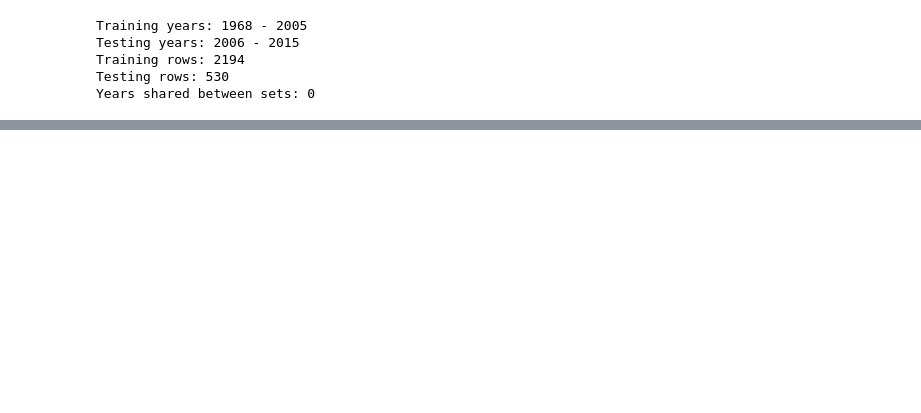
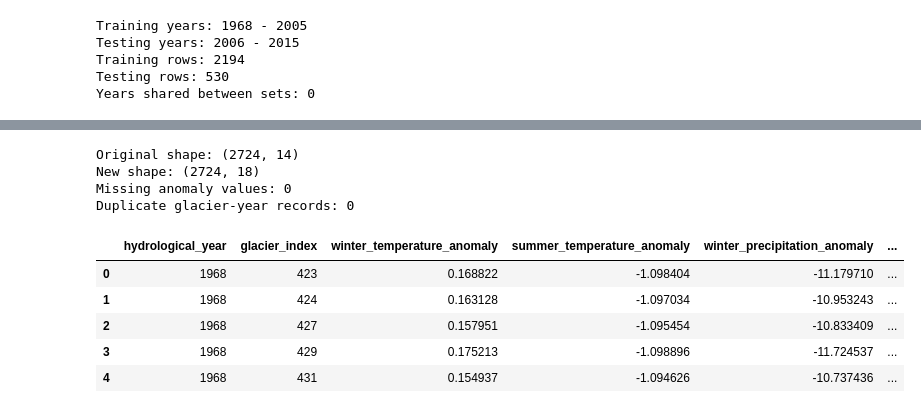
Before and after one commit to GabeC2227/Mont-Blanc-Prediction-Model-Senior-Design-Project, a Jupyter notebook: data-science/notebooks/02_explore_and_select_features.ipynb, the cells around one changed output, grey strips where cells are left out. Cells and saved outputs as stored; diff of their text form; code cells hidden in the pictures; blank space fills up the shorter version.

```diff
--- a/data-science/notebooks/02_explore_and_select_features.ipynb
+++ b/data-science/notebooks/02_explore_and_select_features.ipynb
@@ -383,0 +576,12 @@ baseline_results.round(3)
+# %%
+temperature_anomaly = (
+    temperature_c
+    .groupby("valid_time.month")
+    - monthly_temperature_climatology
+)
+
+print("Shape:", temperature_anomaly.shape)
+print("Missing values:", int(temperature_anomaly.isnull().sum()))
+print("Mean anomaly:", float(temperature_anomaly.mean()))
+print("Minimum anomaly:", float(temperature_anomaly.min()))
+print("Maximum anomaly:", float(temperature_anomaly.max()))
@@ -383,0 +859,60 @@ baseline_results.round(3)
+# %%
+anomaly_data = pd.DataFrame({
+    "hydrological_year": np.repeat(
+        winter_temp_anomaly_glacier["hydrological_year"].values,
+        len(glacier_locations)
+    ),
+    "glacier_index": np.tile(
+        glacier_locations["glacier_index"].values,
+        len(winter_temp_anomaly_glacier["hydrological_year"])
+    ),
+    "winter_temperature_anomaly":
+        winter_temp_anomaly_glacier.values.flatten(),
+    "summer_temperature_anomaly":
+        summer_temp_anomaly_glacier.values.flatten(),
+    "winter_precipitation_anomaly":
+        winter_precip_anomaly_glacier.values.flatten(),
+    "summer_precipitation_anomaly":
+        summer_precip_anomaly_glacier.values.flatten()
+})
+
+data_with_anomalies = data.merge(
+    anomaly_data,
+    on=["hydrological_year", "glacier_index"],
+    how="left"
+)
+
+anomaly_features = [
+    "winter_temperature_anomaly",
+    "summer_temperature_anomaly",
+    "winter_precipitation_anomaly",
+    "summer_precipitation_anomaly"
+]
+
+print("Original shape:", data.shape)
+print("New shape:", data_with_anomalies.shape)
+print(
+    "Missing anomaly values:",
+    data_with_anomalies[anomaly_features].isna().sum().sum()
+)
+print(
+    "Duplicate glacier-year records:",
+    data_with_anomalies.duplicated(
+        subset=["hydrological_year", "glacier_index"]
+    ).sum()
+)
+
+data_with_anomalies[
+    ["hydrological_year", "glacier_index"] + anomaly_features
+].head()
+# %% [output]
+Original shape: (2724, 14)
+New shape: (2724, 18)
+Missing anomaly values: 0
+Duplicate glacier-year records: 0
+|  | hydrological_year | glacier_index | winter_temperature_anomaly | summer_temperature_anomaly | winter_precipitation_anomaly | ... |
+| 0 | 1968 | 423 | 0.168822 | -1.098404 | -11.179710 | ... |
+| 1 | 1968 | 424 | 0.163128 | -1.097034 | -10.953243 | ... |
+| 2 | 1968 | 427 | 0.157951 | -1.095454 | -10.833409 | ... |
+| 3 | 1968 | 429 | 0.175213 | -1.098896 | -11.724537 | ... |
+| 4 | 1968 | 431 | 0.154937 | -1.094626 | -10.737436 | ... |
```
Also changed, not shown: parts of 76 cells of this notebook, 1 other file.
